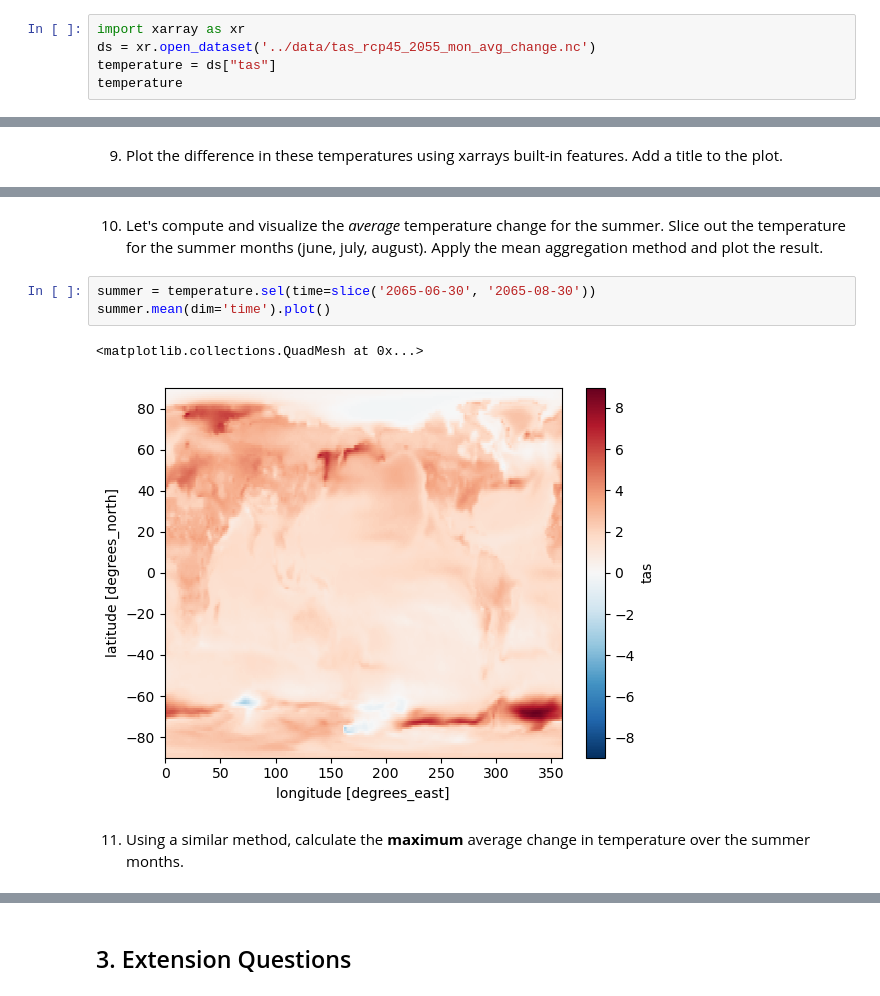
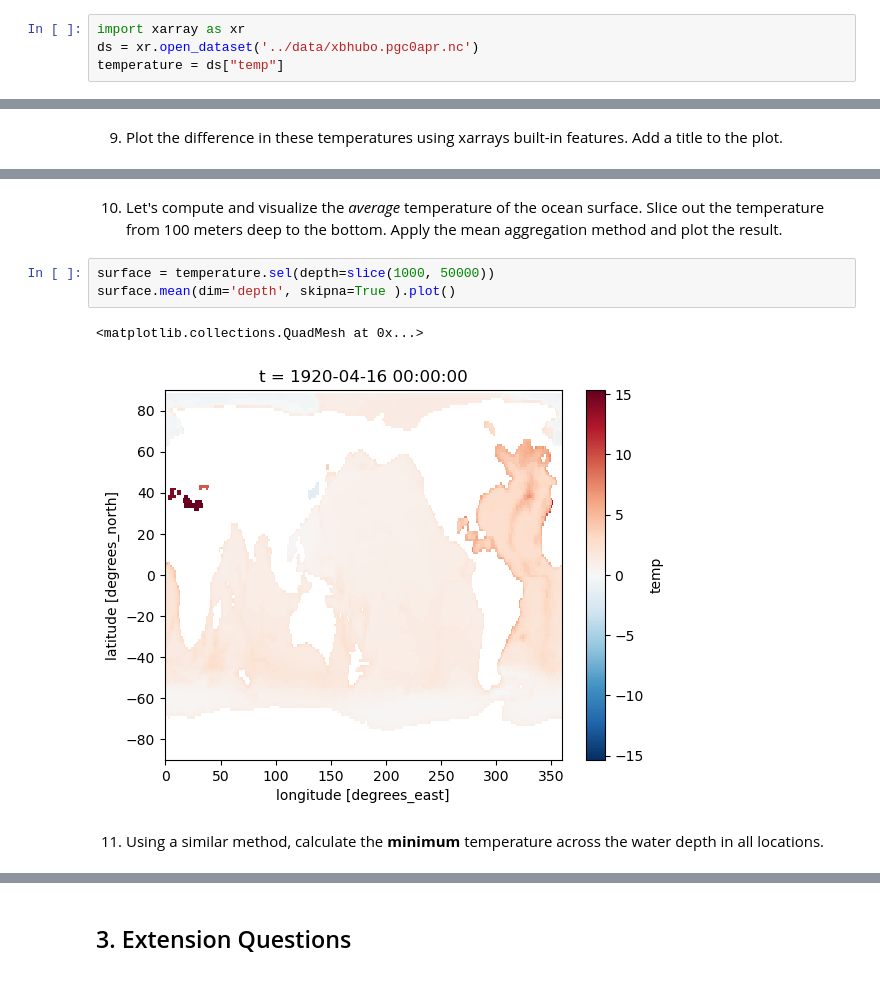
Before and after one commit to ncasuk/ncas-isc, a Jupyter notebook: python-data/solutions/ex02_plotting_and_aggregation.ipynb, the cells around one changed output, grey strips where cells are left out. Drawn from its saved outputs; the diff is of its cells as text.

```diff
--- a/python-data/solutions/ex02_plotting_and_aggregation.ipynb
+++ b/python-data/solutions/ex02_plotting_and_aggregation.ipynb
@@ -15,6 +15,5 @@
 1. Import the `'../data/tas_rcp45_2055_mon_avg_change.nc'` dataset and create the temperature data array as in the last lesson.
 # %%
 import xarray as xr
-ds = xr.open_dataset('../data/tas_rcp45_2055_mon_avg_change.nc')
-temperature = ds["tas"]
-temperature
+ds = xr.open_dataset('../data/xbhubo.pgc0apr.nc')
+temperature = ds["temp"]
@@ -200,11 +166,11 @@ delta_temp.plot()
 # %% [markdown]
-10. Let's compute and visualize the *average* temperature change for the summer. Slice out the temperature for the summer months (june, july, august). Apply the mean aggregation method and plot the result.
+10. Let's compute and visualize the *average* temperature of the ocean surface. Slice out the temperature from 100 meters deep to the bottom. Apply the mean aggregation method and plot the result.
 # %%
-summer = temperature.sel(time=slice('2065-06-30', '2065-08-30'))
-summer.mean(dim='time').plot()
+surface = temperature.sel(depth=slice(1000, 50000))
+surface.mean(dim='depth', skipna=True ).plot()
 # %% [output]
 <matplotlib.collections.QuadMesh at 0x...>
-[figure, old version]
+[figure, new version]
 # %% [markdown]
-11. Using a similar method, calculate the **maximum** average change in temperature over the summer months.
+11. Using a similar method, calculate the **minimum** temperature across the water depth in all locations.
 # %%
```
Also changed, not shown: parts of 27 cells of this notebook, 2 other files.
